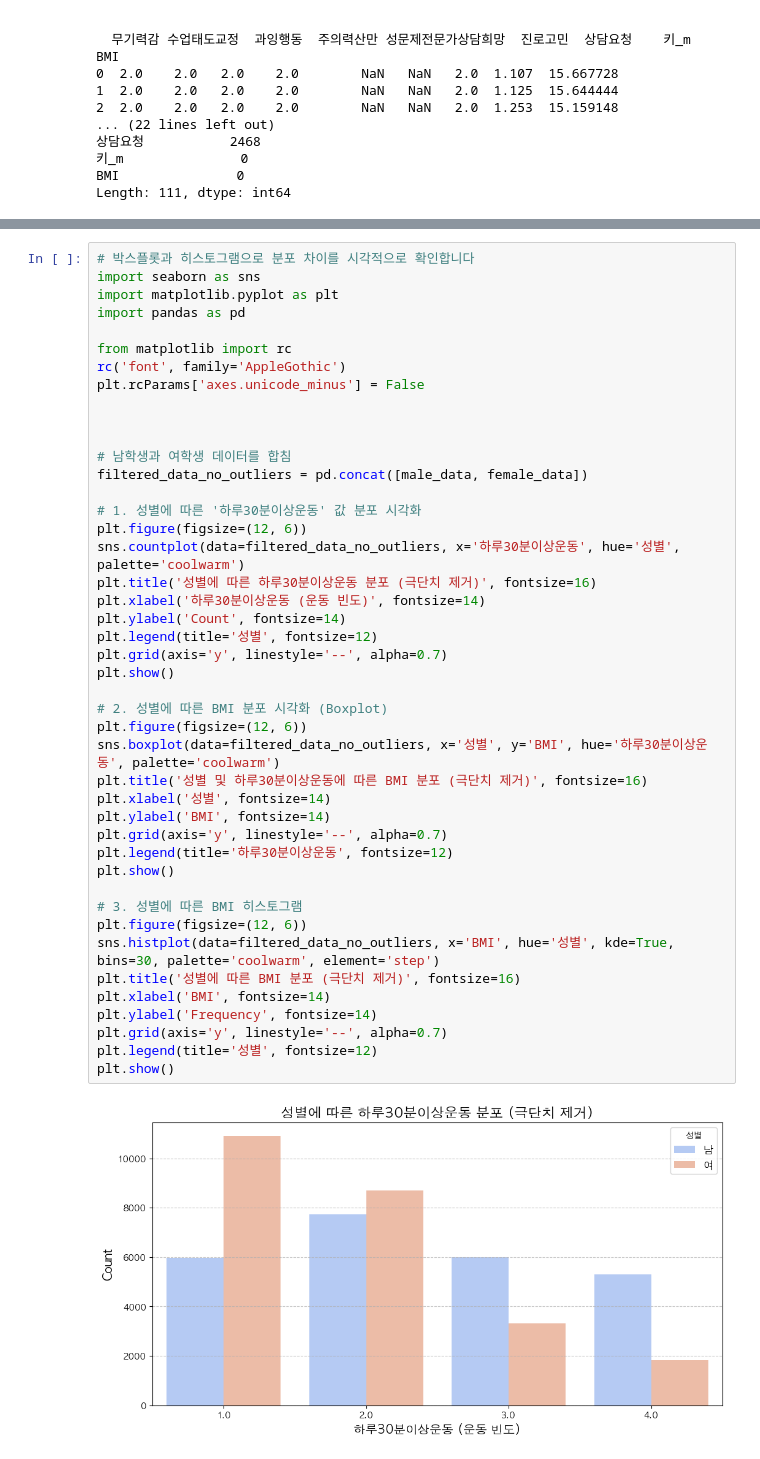
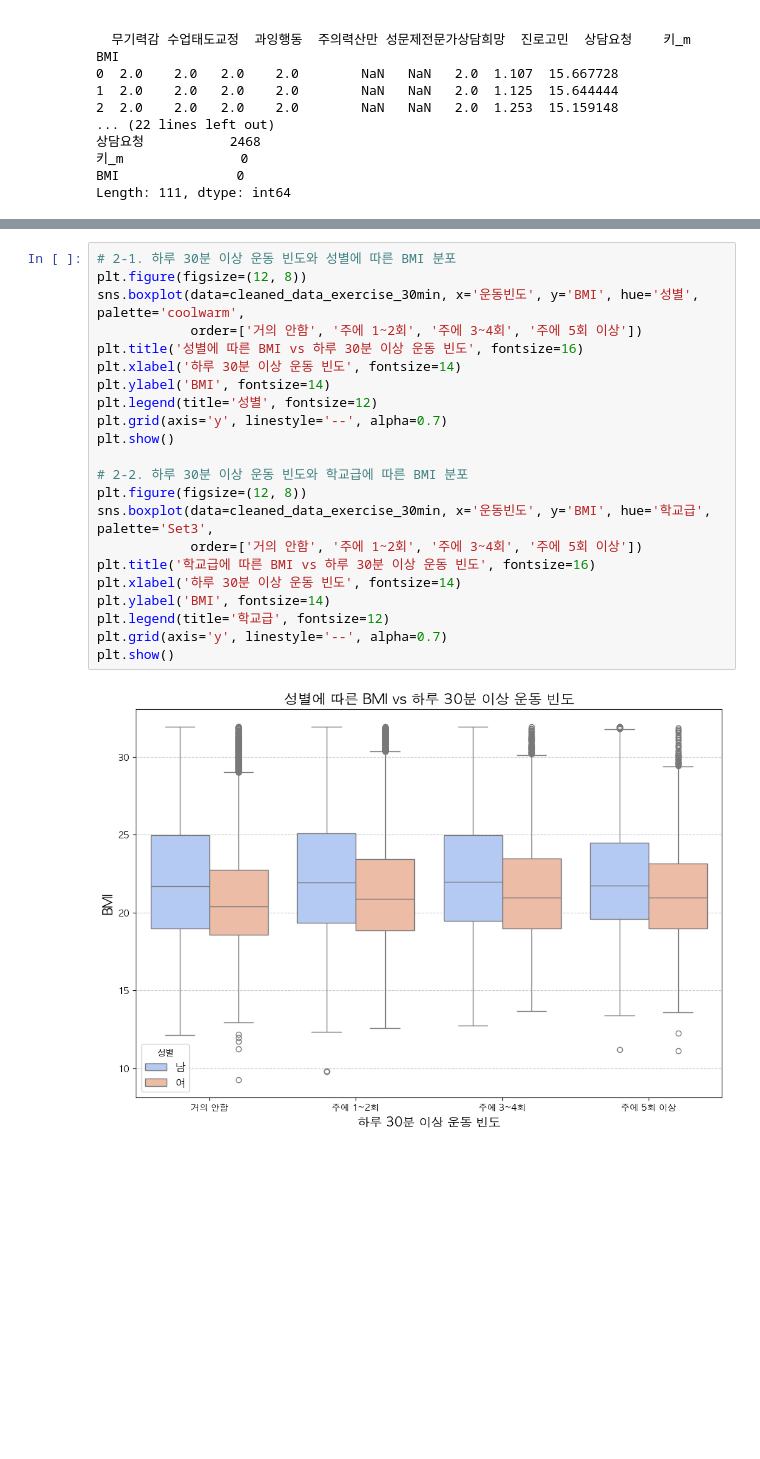
Before and after one commit to Statistical-Data-Analysis-2024/team-project, a Jupyter notebook: src/EDA/EDA_WorkOut_BMI.ipynb, the cells around one changed output, grey strips where cells are left out. Saved outputs shown, nothing was run; the diff lists cells and outputs as text; blank space fills up the shorter version.

```diff
--- a/src/EDA/EDA_WorkOut_BMI.ipynb
+++ b/src/EDA/EDA_WorkOut_BMI.ipynb
@@ -249,46 +499,24 @@ Name: BMI, dtype: float64
 # %%
-# 박스플롯과 히스토그램으로 분포 차이를 시각적으로 확인합니다
-import seaborn as sns
-import matplotlib.pyplot as plt
-import pandas as pd
-
-from matplotlib import rc
-rc('font', family='AppleGothic')
-plt.rcParams['axes.unicode_minus'] = False
-
-
-
-# 남학생과 여학생 데이터를 합침
-filtered_data_no_outliers = pd.concat([male_data, female_data])
-
-# 1. 성별에 따른 '하루30분이상운동' 값 분포 시각화
-plt.figure(figsize=(12, 6))
-sns.countplot(data=filtered_data_no_outliers, x='하루30분이상운동', hue='성별', palette='coolwarm')
-plt.title('성별에 따른 하루30분이상운동 분포 (극단치 제거)', fontsize=16)
-plt.xlabel('하루30분이상운동 (운동 빈도)', fontsize=14)
-plt.ylabel('Count', fontsize=14)
+# 2-1. 하루 30분 이상 운동 빈도와 성별에 따른 BMI 분포
+plt.figure(figsize=(12, 8))
+sns.boxplot(data=cleaned_data_exercise_30min, x='운동빈도', y='BMI', hue='성별', palette='coolwarm',
+            order=['거의 안함', '주에 1~2회', '주에 3~4회', '주에 5회 이상'])
+plt.title('성별에 따른 BMI vs 하루 30분 이상 운동 빈도', fontsize=16)
+plt.xlabel('하루 30분 이상 운동 빈도', fontsize=14)
+plt.ylabel('BMI', fontsize=14)
 plt.legend(title='성별', fontsize=12)
 plt.grid(axis='y', linestyle='--', alpha=0.7)
 plt.show()
 
-# 2. 성별에 따른 BMI 분포 시각화 (Boxplot)
-plt.figure(figsize=(12, 6))
-sns.boxplot(data=filtered_data_no_outliers, x='성별', y='BMI', hue='하루30분이상운동', palette='coolwarm')
-plt.title('성별 및 하루30분이상운동에 따른 BMI 분포 (극단치 제거)', fontsize=16)
-plt.xlabel('성별', fontsize=14)
+# 2-2. 하루 30분 이상 운동 빈도와 학교급에 따른 BMI 분포
+plt.figure(figsize=(12, 8))
+sns.boxplot(data=cleaned_data_exercise_30min, x='운동빈도', y='BMI', hue='학교급', palette='Set3',
+            order=['거의 안함', '주에 1~2회', '주에 3~4회', '주에 5회 이상'])
+plt.title('학교급에 따른 BMI vs 하루 30분 이상 운동 빈도', fontsize=16)
+plt.xlabel('하루 30분 이상 운동 빈도', fontsize=14)
 plt.ylabel('BMI', fontsize=14)
+plt.legend(title='학교급', fontsize=12)
 plt.grid(axis='y', linestyle='--', alpha=0.7)
-plt.legend(title='하루30분이상운동', fontsize=12)
 plt.show()
-
-# 3. 성별에 따른 BMI 히스토그램
-plt.figure(figsize=(12, 6))
-sns.histplot(data=filtered_data_no_outliers, x='BMI', hue='성별', kde=True, bins=30, palette='coolwarm', element='step')
-plt.title('성별에 따른 BMI 분포 (극단치 제거)', fontsize=16)
-plt.xlabel('BMI', fontsize=14)
-plt.ylabel('Frequency', fontsize=14)
-plt.grid(axis='y', linestyle='--', alpha=0.7)
-plt.legend(title='성별', fontsize=12)
-plt.show()
 # %% [output]
-[figure, old version]
+[figure, new version]
```
Also changed, not shown: parts of 22 cells of this notebook.
